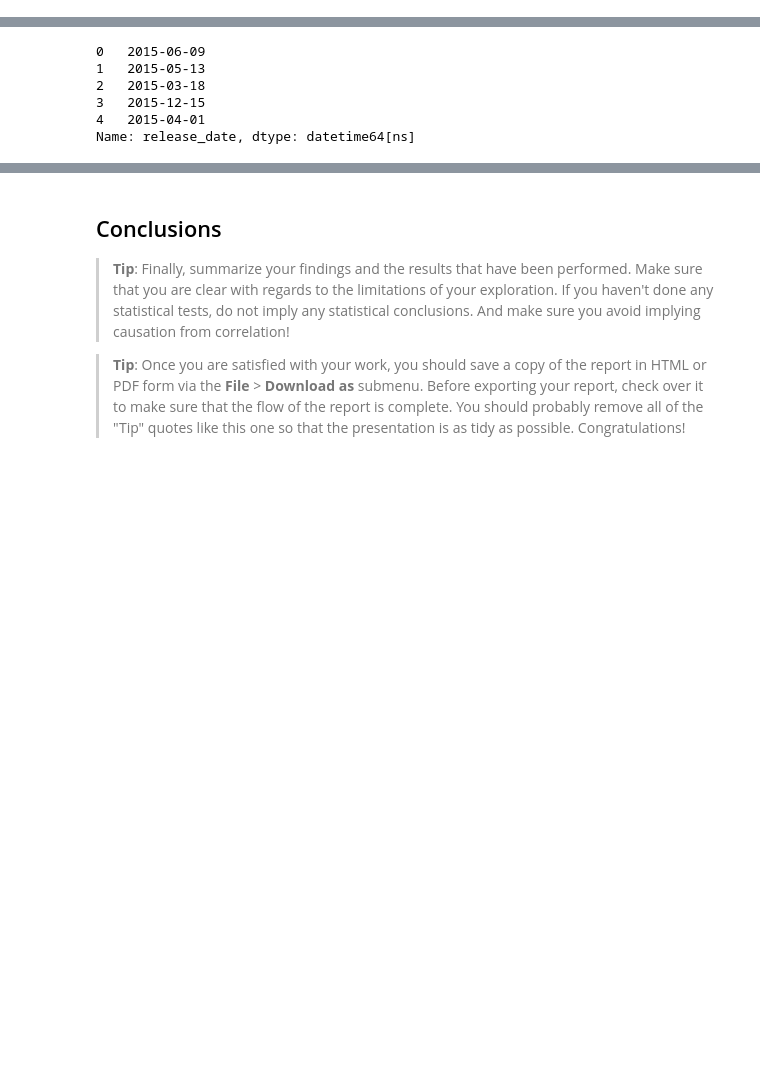
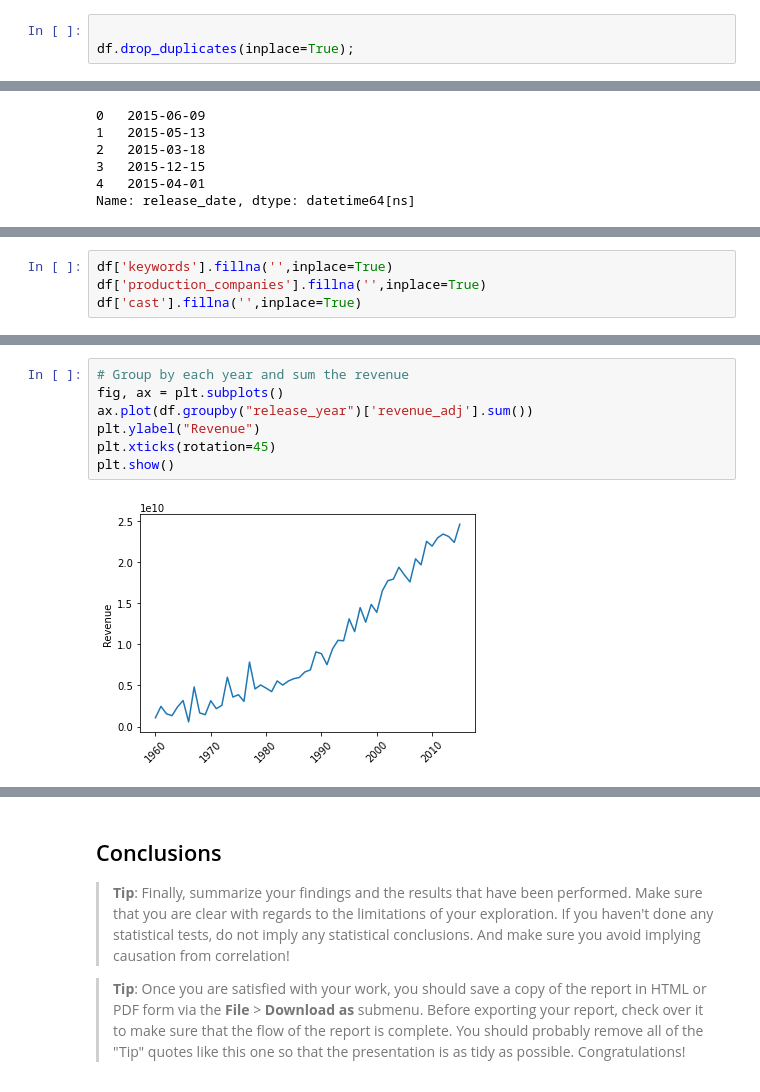
Before and after one commit to EslamAsfour/Investigate-a-Dataset, a Jupyter notebook: investigate-a-dataset-template.ipynb, the cells around one changed output, grey strips where cells are left out. Cells and saved outputs as stored; diff of their text form; blank space fills up the shorter version.

```diff
--- a/investigate-a-dataset-template.ipynb
+++ b/investigate-a-dataset-template.ipynb
@@ -35,3 +37,6 @@ df.head(2)
+# %%
+
+df.drop_duplicates(inplace=True);
 # %%
 df.info()
 # %% [output]
@@ -147,0 +139,4 @@ memory usage: 1.4+ MB
+# %%
+df['keywords'].fillna('',inplace=True)
+df['production_companies'].fillna('',inplace=True)
+df['cast'].fillna('',inplace=True)
@@ -147,0 +154,9 @@ memory usage: 1.4+ MB
+# %%
+# Group by each year and sum the revenue
+fig, ax = plt.subplots()
+ax.plot(df.groupby("release_year")['revenue_adj'].sum())
+plt.ylabel("Revenue")
+plt.xticks(rotation=45)
+plt.show()
+# %% [output]
+[figure, added]
```
Also changed, not shown: parts of 43 cells of this notebook.
